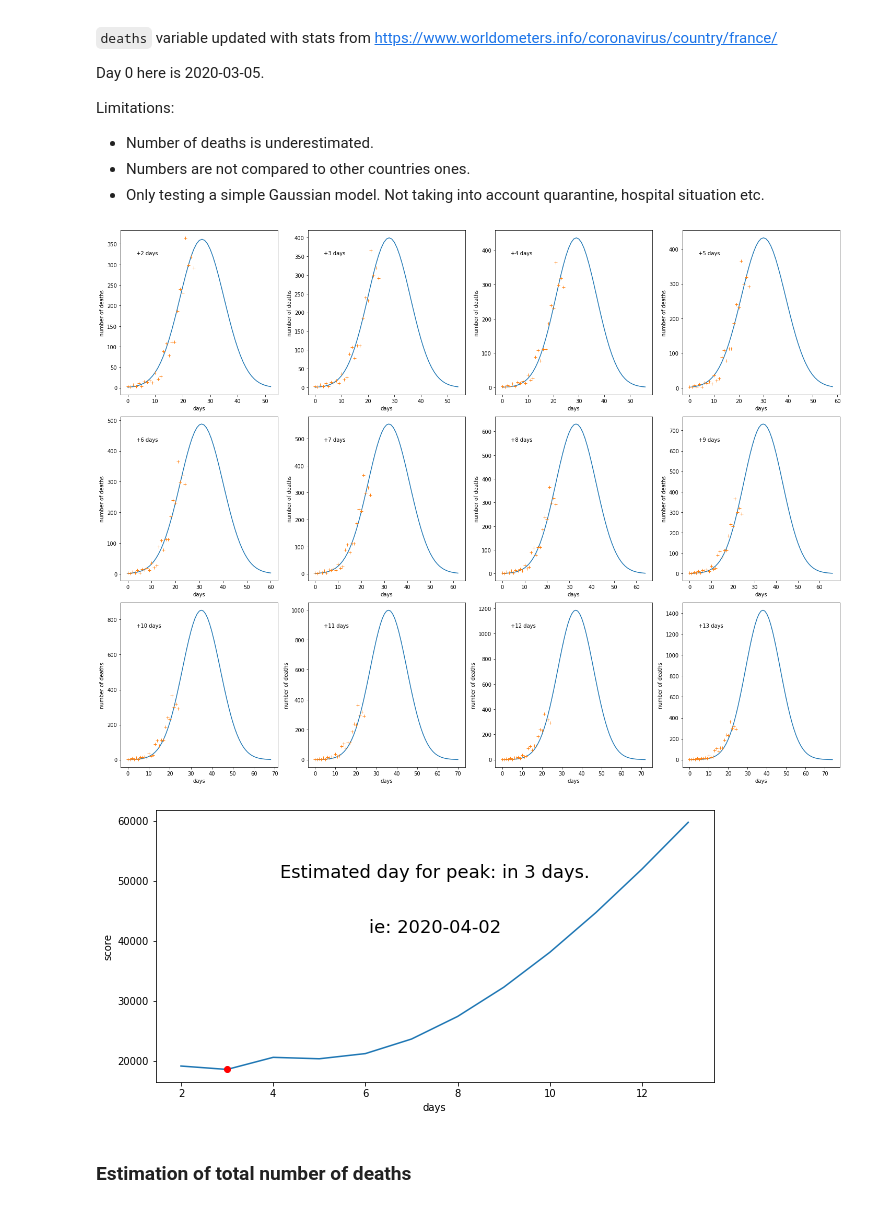
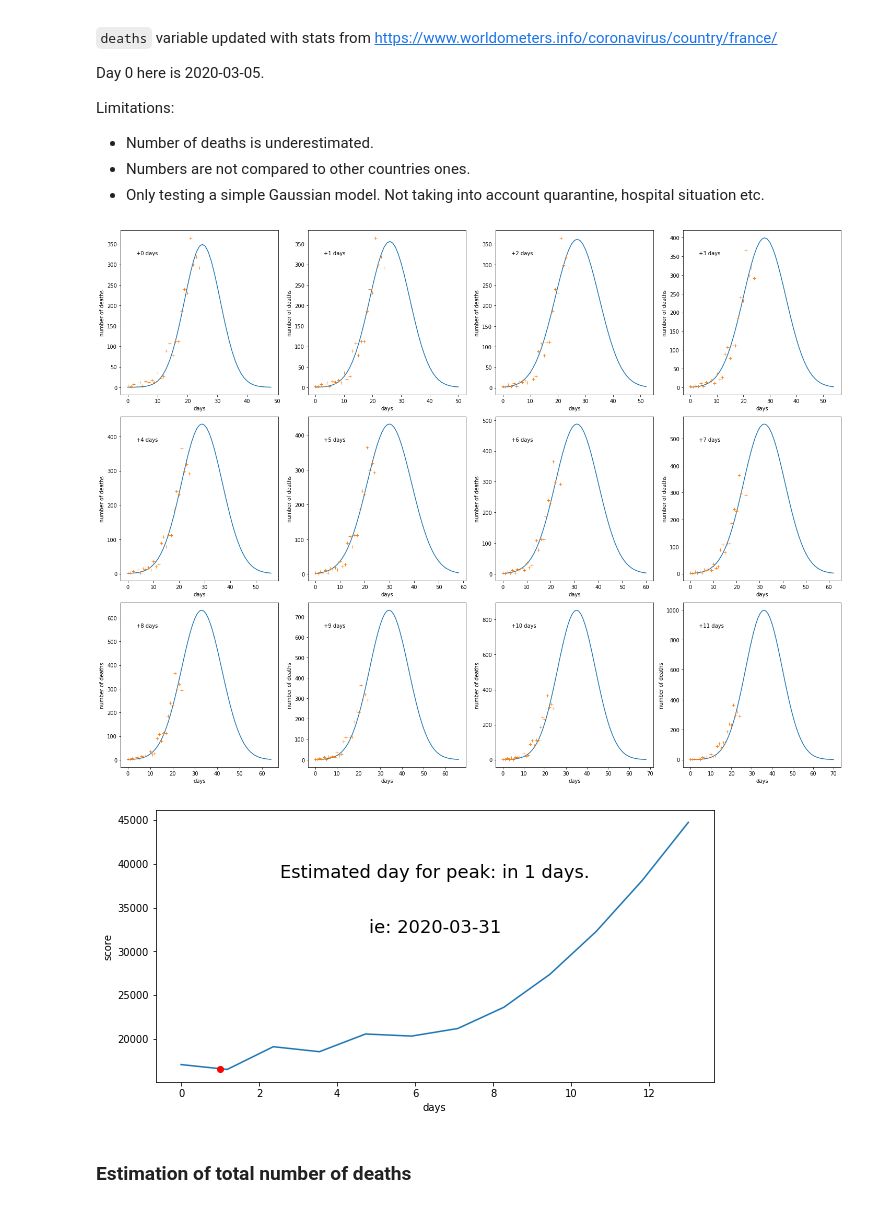
Before and after one commit to antoinevl/covid19, a Jupyter notebook: covid19.ipynb, the cells around one changed output. Cells and saved outputs as stored; diff of their text form; code cells hidden in the pictures.

```diff
--- a/covid19.ipynb
+++ b/covid19.ipynb
@@ -55,7 +55,7 @@ fig, axs = plt.subplots(3,4,figsize=(20, 15), tight_layout=True)
 
 i=0
 j=0
-for d in range(2,14):
+for d in range(0,12):
     days_to_peak = d
 
     best = maximise_score(days_to_peak,deaths)
@@ -84,20 +84,20 @@ for d in range(2,14):
         i += 1
         j = 0
 # %% [output]
-[figure, old version]
+[figure, new version]
 # %%
 fig, ax = plt.subplots(figsize=(10, 5))
 
-ax.plot(np.linspace(2,13,13-2+1),list(scores.values()))
+ax.plot(np.linspace(0,13,13-2+1),list(scores.values()))
 ax.plot([min(scores, key=scores.get)],[min(list(scores.values()))],'ro')
 ax.set_xlabel('days')
 ax.set_ylabel('score')
 ax.text(0.5,0.75,'Estimated day for peak: in '+str(min(scores, key=scores.get))+' days.',transform=ax.transAxes, horizontalalignment='center',fontsize=18)
 ax.text(0.5,0.55,('ie: '+str((datetime.date.today() + datetime.timedelta(days=min(scores, key=scores.get))).isoformat())),transform=ax.transAxes, horizontalalignment='center',fontsize=18)
 
 plt.show()
 # %% [output]
-[figure, old version]
+[figure, new version]
 # %% [markdown]
 ### Estimation of total number of deaths
 # %%
```
Also changed, not shown: parts of 1 cell of this notebook, 1 other file.
